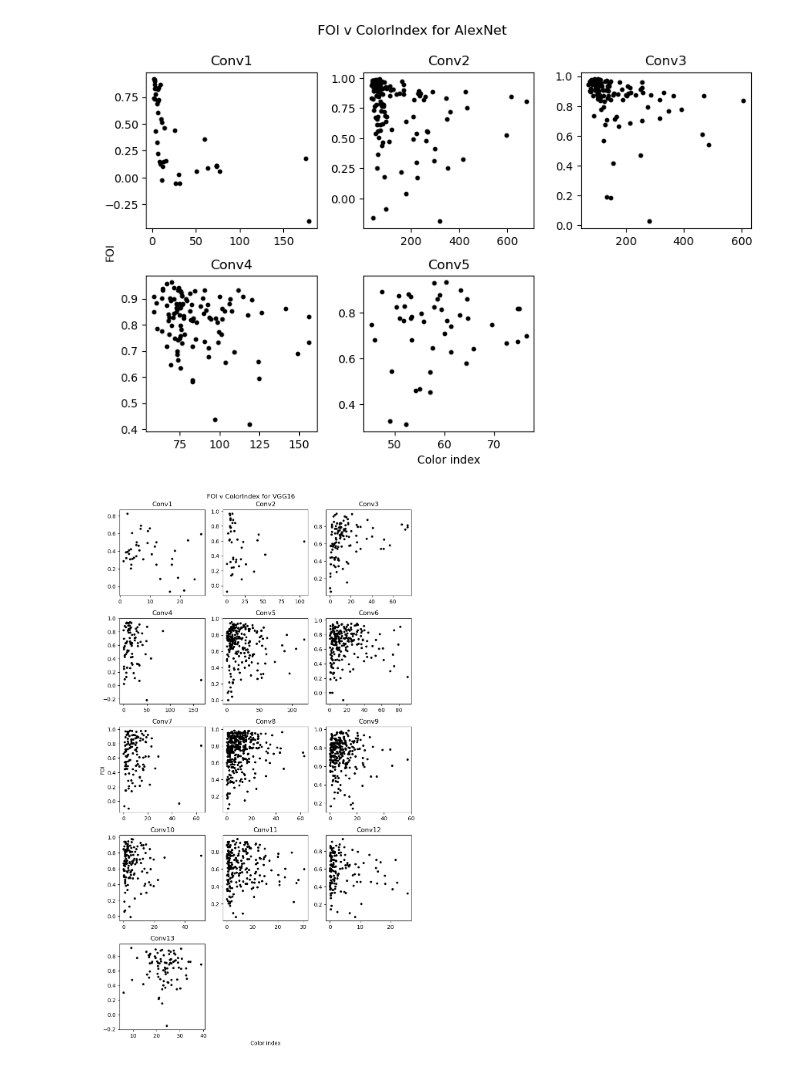
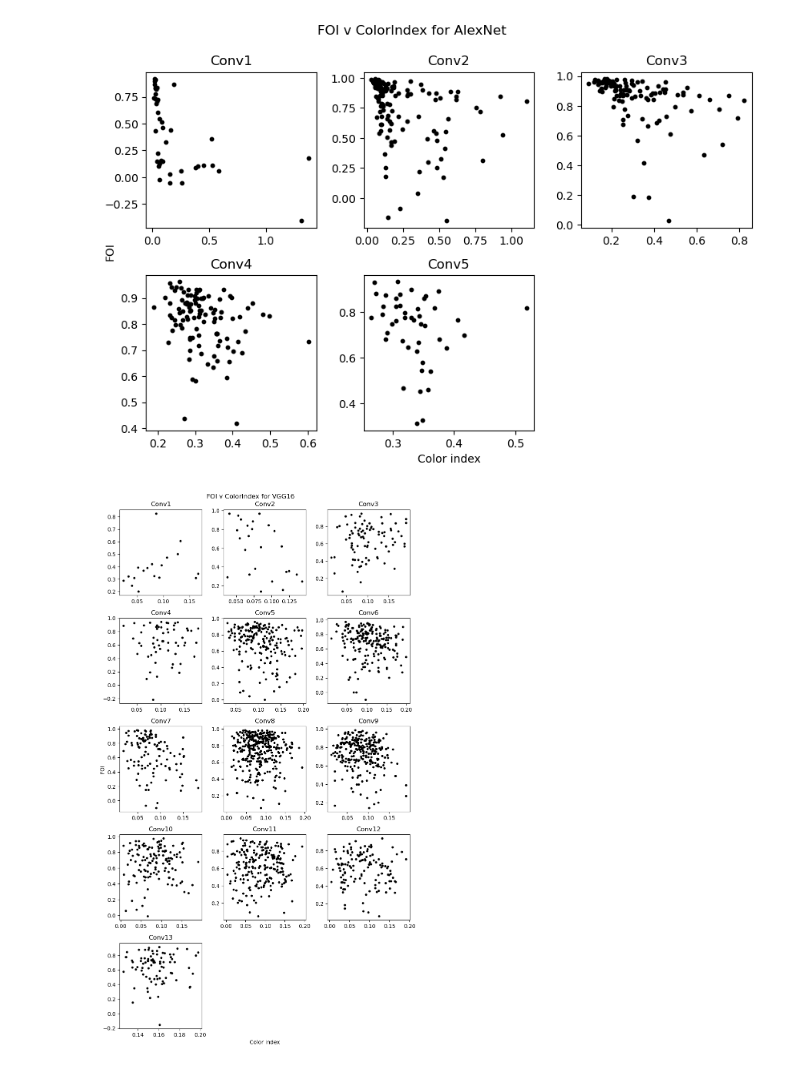
Before and after one commit to L24358/artiphisiology, a Jupyter notebook: main/reports/20230517_color_index.ipynb, the cells around one changed output. Saved outputs shown, nothing was run; the diff lists cells and outputs as text; code cells hidden in the pictures.

```diff
--- a/main/reports/20230517_color_index.ipynb
+++ b/main/reports/20230517_color_index.ipynb
@@ -72,7 +72,8 @@ for permt in permts:
 colordic = {}
 for hkey in hkeys:
     Rcs = Rcs_all[hkey] = np.vstack(Rcs_all[hkey]) # value.shape = (6, #units, B)
-    color_indices = Rcs.std(axis=0).mean(axis=1) # shape = (#units,)
+    base = Rcs[0].std(axis=1) # shape = (#units,)
+    color_indices = Rcs.std(axis=0).mean(axis=1)/base # shape = (#units,)
     colordic[hkey] = color_indices
 # %%
 # get foi response
@@ -100,7 +101,7 @@ vis.common_label(fig, "Color index", "FOI")
 plt.suptitle("FOI v ColorIndex for AlexNet")
 plt.tight_layout()
 # %% [output]
-[figure, old version]
+[figure, new version]
 # %%
 # params
 mtype = "VGG16b"
@@ -141,7 +142,8 @@ for permt in permts:
 colordic = {}
 for hkey in hkeys:
     Rcs = Rcs_all[hkey] = np.vstack(Rcs_all[hkey]) # value.shape = (6, #units, B)
-    color_indices = Rcs.std(axis=0).mean(axis=1) # shape = (#units,)
+    base = Rcs[0].std(axis=1) # shape = (#units,)
+    color_indices = Rcs.std(axis=0).mean(axis=1)/base # shape = (#units,)
     colordic[hkey] = color_indices
 # %%
 # get foi response
@@ -156,20 +158,21 @@ prs_an_foi, resp = get_prs(R_fills, R_outlines, hkeys)
 # %%
 fig = plt.figure(figsize=(3*3, 5*3))
 
 for i in range(len(hkeys)):
     hkey = hkeys[i]
     foi = prs_an_foi[hkey][resp[hkey]]
     ti = np.array(colordic[hkey])[resp[hkey]]
+    mask = np.where(ti < 0.2)[0]
 
     ax = fig.add_subplot(5, 3, i+1)
-    ax.scatter(ti, foi, color="k", s=10)
+    ax.scatter(ti[mask], foi[mask], color="k", s=10)
     ax.set_title(VGG16b_layer[hkey])
 
 vis.common_label(fig, "Color index", "FOI")
 plt.suptitle("FOI v ColorIndex for VGG16")
 plt.tight_layout()
 # %% [output]
-[figure, old version]
+[figure, new version]
 # %%
 # params
 mtype = "ResNet18"
```
Also changed, not shown: parts of 2 cells of this notebook, 56 other files.
